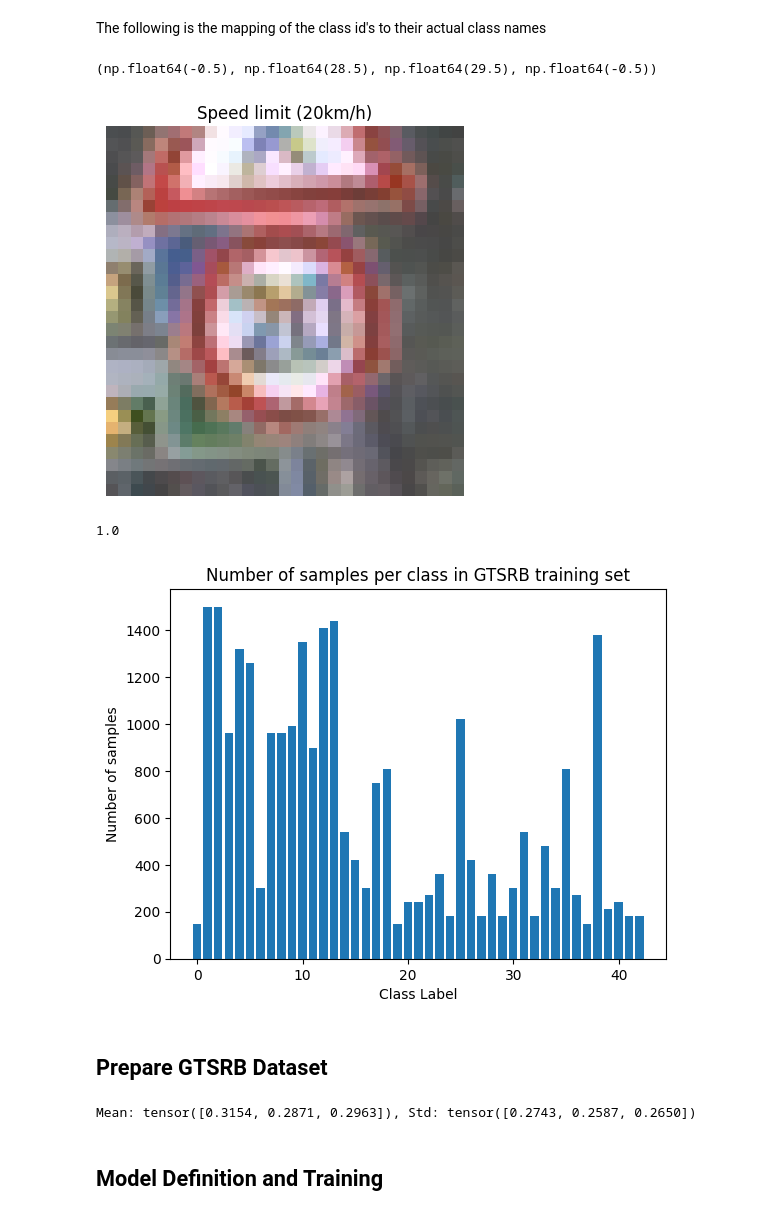
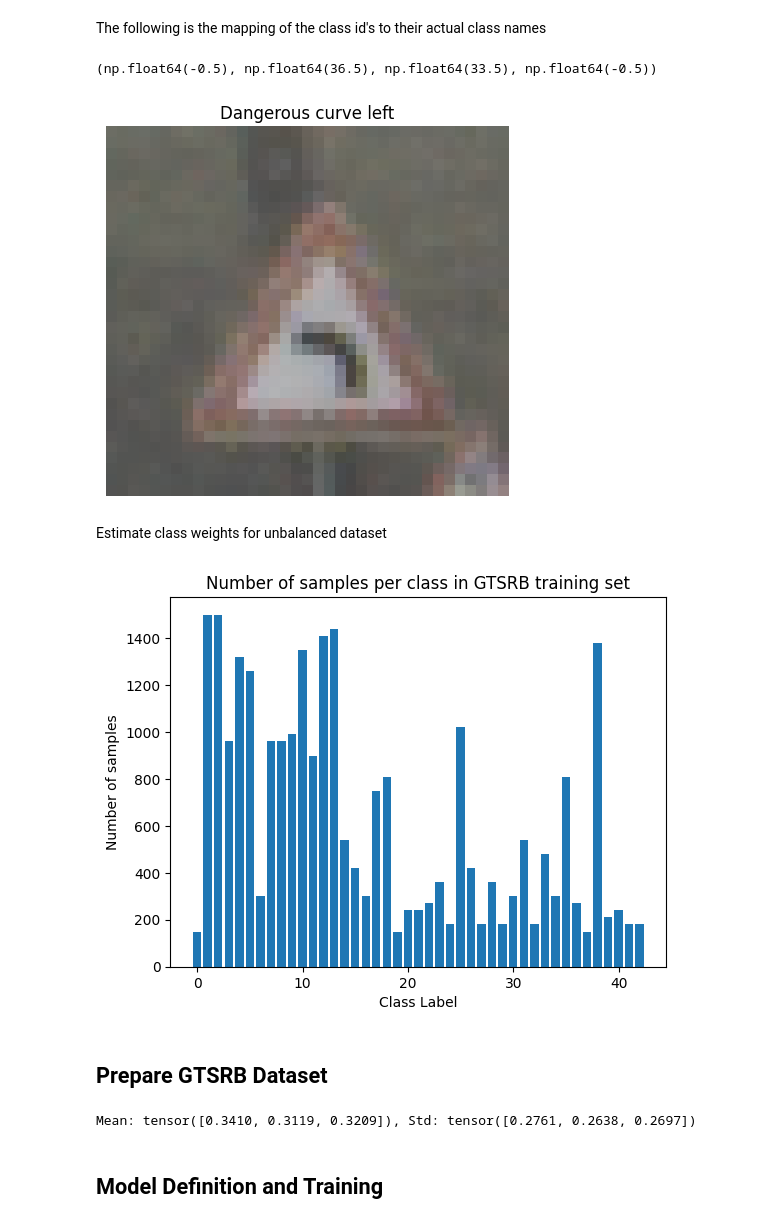
Before and after one commit to jmanuelc87/advanced-cv, a Jupyter notebook: image_classification_cnn/image_classification_cnn_GTSRB.ipynb, the cells around one changed output. Cells and saved outputs as stored; diff of their text form; code cells hidden in the pictures.

```diff
--- a/image_classification_cnn/image_classification_cnn_GTSRB.ipynb
+++ b/image_classification_cnn/image_classification_cnn_GTSRB.ipynb
@@ -121,25 +127,26 @@ classes = {
     42: "End no passing veh > 3.5 tons",
 }
 # %%
-image = next(iter(train_dataset))
+image = train_dataset[np.random.randint(len(train_dataset))]
 
 plt.title(classes[image[1]])
 plt.imshow(image[0])
 plt.axis("off")
 # %% [output]
-(np.float64(-0.5), np.float64(28.5), np.float64(29.5), np.float64(-0.5))
+(np.float64(-0.5), np.float64(36.5), np.float64(33.5), np.float64(-0.5))
-[figure, old version]
+[figure, new version]
+# %% [markdown]
+Estimate class weights for unbalanced dataset
 # %%
-counts = np.unique_counts([label for _, label in train_dataset])
-weights = torch.tensor(counts.counts, dtype=torch.float32) / sum(counts.counts)
-print(torch.sum(weights).item())
-plt.bar(np.arange(len(counts.counts)), counts.counts)
+counts = np.bincount([label for _, label in train_dataset])
+weights = torch.tensor(np.sum(counts) / (len(classes) * counts), dtype=torch.float32)
+
+plt.bar(np.arange(len(counts)), counts)
 plt.xlabel("Class Label")
 plt.ylabel("Number of samples")
 plt.title("Number of samples per class in GTSRB training set")
 plt.show()
 # %% [output]
-1.0
 [figure]
 # %% [markdown]
 ## Prepare GTSRB Dataset
@@ -245,10 +251,15 @@ def get_data(
     return train_dataloader, valid_dataloader, tests_dataloader
 # %%
 train_dataloader, valid_dataloader, test_dataloader = get_data(
-    train_dataset, tests_dataset
+    train_dataset,
+    tests_dataset,
+    resize_to=(DatasetConfig.HEIGHT, DatasetConfig.WIDTH),
+    batch_size=TrainingConfig.BATCH_SIZE,
+    num_workers=TrainingConfig.NUM_WORKERS,
+    data_augmentation=False,
 )
 # %% [output]
-Mean: tensor([0.3154, 0.2871, 0.2963]), Std: tensor([0.2743, 0.2587, 0.2650])
+Mean: tensor([0.3410, 0.3119, 0.3209]), Std: tensor([0.2761, 0.2638, 0.2697])
 # %% [markdown]
 ## Model Definition and Training
 # %%
```
Also changed, not shown: parts of 12 cells of this notebook, 2 other files.
